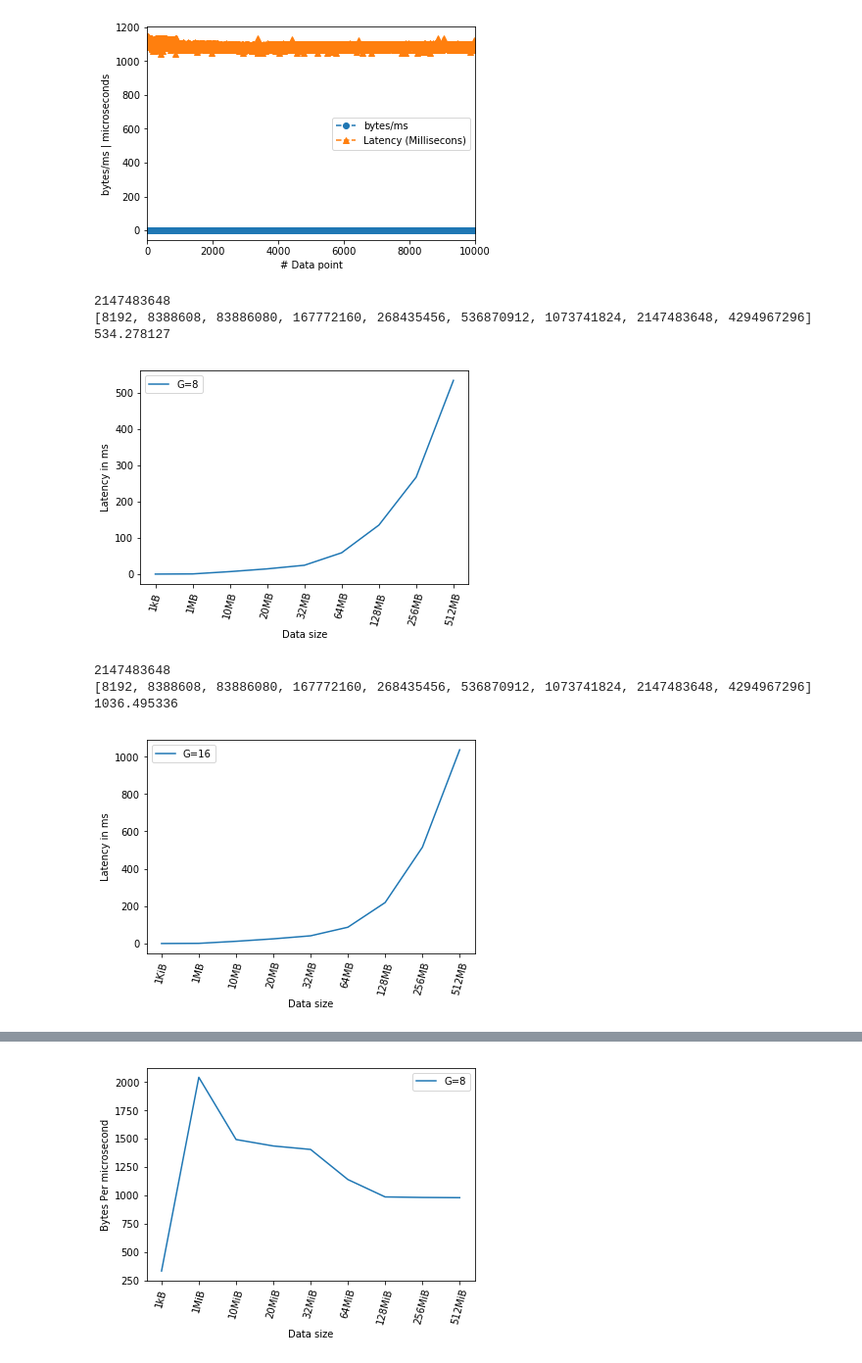
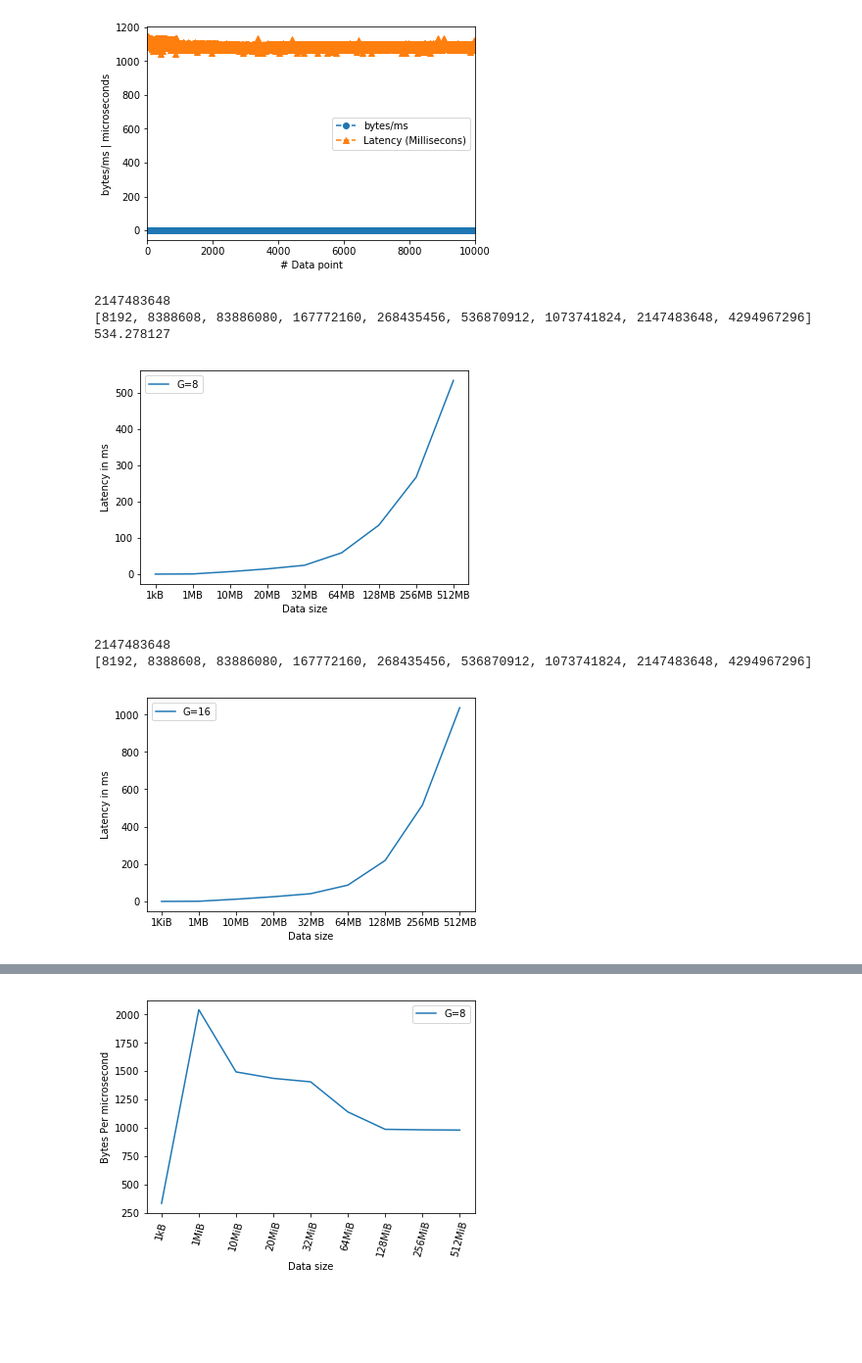
Before and after one commit to looopTools/sw9-source, a Jupyter notebook: RLNC_performance_study.ipynb, the cells around one changed output, grey strips where cells are left out. Shown at 98% size. Drawn from its saved outputs; the diff is of its cells as text; code cells hidden in the pictures; blank space fills up the shorter version.

Commit message:
Update to data analysis

```diff
--- a/RLNC_performance_study.ipynb
+++ b/RLNC_performance_study.ipynb
@@ -126,35 +126,35 @@ theory[0] = calulate_theorectical(8, data_size_in_bytes(1, False))
 theory[1] = calulate_theorectical(8, data_size_in_bytes(1))
 theory[2] = calulate_theorectical(8, data_size_in_bytes(10))
 theory[3] = calulate_theorectical(8, data_size_in_bytes(20))
 theory[4] = calulate_theorectical(8, data_size_in_bytes(32))
 theory[5] = calulate_theorectical(8, data_size_in_bytes(64))
 theory[6] = calulate_theorectical(8, data_size_in_bytes(128))
 theory[7] = calulate_theorectical(8, data_size_in_bytes(256))
 theory[8] = calulate_theorectical(8, data_size_in_bytes(512))
 
 print theory.values()
 
 data_size = np.array(latencies.keys())
 latency = np.array(latencies.values())
 print(latency[8])
 theory = np.array(theory.values())
 pd.DataFrame
 fig = plt.figure()
 my_xticks = ['1kB','1MB','10MB','20MB','32MB','64MB','128MB','256MB','512MB']
-plt.xticks(data_size, my_xticks,rotation=75)
+plt.xticks(data_size, my_xticks)
 
 plt.plot(data_size, latency)
 #plt.plot(data_size, theory)
 plt.legend(['G=8', 'G=8(T)'])
 plt.ylabel('Latency in ms')
 plt.xlabel('Data size')
 fig.savefig('results/graphs/full_vector_gen_8.eps')
 plt.show()
 # %% [output]
 2147483648
 [8192, 8388608, 83886080, 167772160, 268435456, 536870912, 1073741824, 2147483648, 4294967296]
 534.278127
-[figure, old version]
+[figure, new version]
 # %%
 ## Generation Size: 16
 ## Full Vector - latency
@@ -238,7 +238,7 @@ theory = np.array(theory.values())
 pd.DataFrame
 fig = plt.figure()
 my_xticks = ['1KiB','1MB', '10MB','20MB','32MB','64MB','128MB','256MB','512MB']
-plt.xticks(data_size, my_xticks,rotation=75)
+plt.xticks(data_size, my_xticks)
 plt.xticks(data_size, my_xticks)
 
 plt.plot(data_size, latency)
@@ -251,8 +251,7 @@ plt.show()
 # %% [output]
 2147483648
 [8192, 8388608, 83886080, 167772160, 268435456, 536870912, 1073741824, 2147483648, 4294967296]
-1036.495336
-[figure, old version]
+[figure, new version]
 # %%
 ## Generation Size: 32
 ## Full Vector - latency
```
Also changed, not shown: parts of 23 cells of this notebook, 23 other files.
